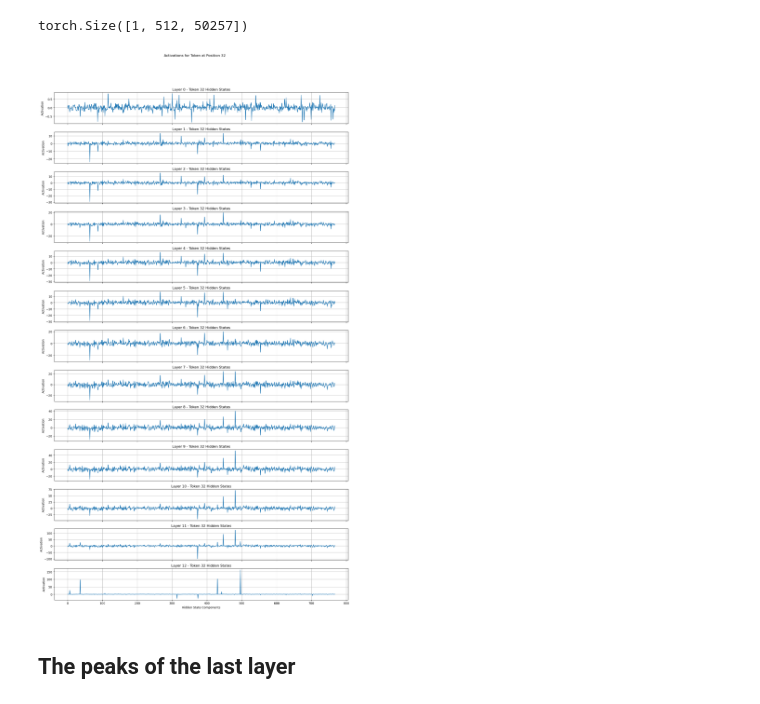
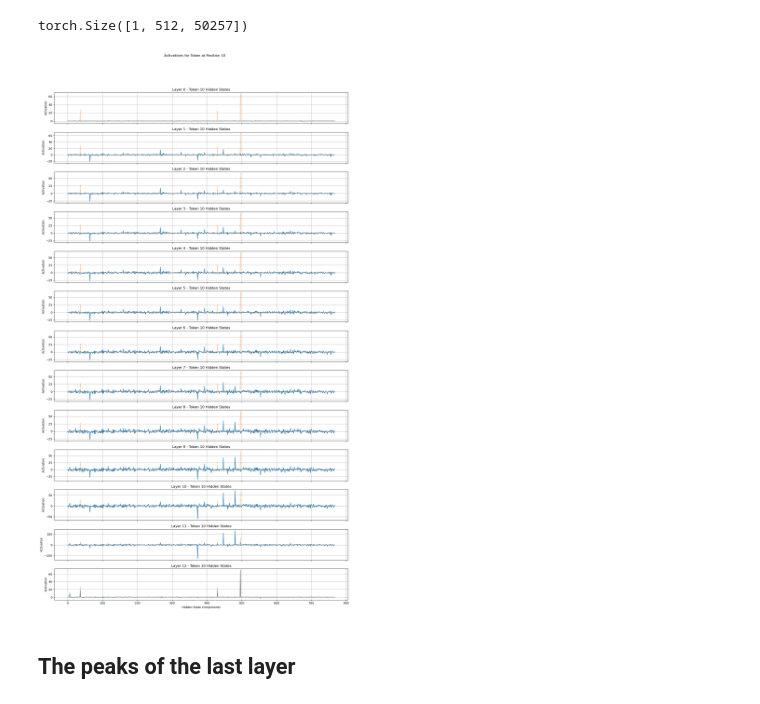
Before and after one commit to timinar/transformer-capacity, a Jupyter notebook: hidden-state-outliers-gpt2.ipynb, the cells around one changed output. Saved outputs shown, nothing was run; the diff lists cells and outputs as text; code cells hidden in the pictures.

```diff
--- a/hidden-state-outliers-gpt2.ipynb
+++ b/hidden-state-outliers-gpt2.ipynb
@@ -188,43 +190,61 @@ torch.Size([1, 512, 768])
 outputs.logits.shape
 # %% [output]
 torch.Size([1, 512, 50257])
+# %%
+embedding_weight = model.get_input_embeddings().weight
+unembed = embedding_weight.transpose(0, 1)
+# %%
+import numpy as np
+Wai=unembed.detach().numpy().T
+pinvWai = np.linalg.pinv(Wai)
 # %%
 
 # Extract the hidden states
 hidden_states = outputs.hidden_states
 
 # Choose the token position k (e.g., k=10 for the eleventh token)
-k = 32
+k = 10
 
 # Determine the number of layers
 n_layers = len(hidden_states)
 
 # Set up the figure and array of subplots
 fig, axs = plt.subplots(n_layers, 1, figsize=(15, n_layers * 2), sharex=True)
 
 # Iterate over each layer to plot the hidden states for token k
 for i, layer_hidden_states in enumerate(hidden_states):
     # Extract the hidden states for token k in this layer
     token_hidden_states = layer_hidden_states[0, k].detach().numpy()
 
     # Plot the hidden states for this layer
+
+    # if i > 11:
+    #     axs[i].plot(token_hidden_states+72*pinvWai @ np.ones(50257))
+    # else:
     axs[i].plot(token_hidden_states)
+    axs[i].plot(-30*pinvWai @ np.ones(50257), ':')
+    # axs[i].plot(-72*pinvWai @ np.ones(50257), ':')
+    # axs[i].plot(-72*pinvWai @ np.ones(50257), ':')
+    # axs[i].plot(token_hidden_states+72*pinvWai @ np.ones(50257))
+    # axs[i].plot(-72*pinvWai @ np.ones(50257), ':')
     axs[i].set_title(f'Layer {i} - Token {k} Hidden States')
     axs[i].set_ylabel('Activation')
     axs[i].grid(True)
+    # plt.plot(-pinvWai @ np.ones(50257))
+
 
 # Set common X axis properties
 axs[-1].set_xlabel('Hidden State Components')
 fig.suptitle(f'Activations for Token at Position {k}', y=1.02)
 
 # Adjust the layout
 plt.tight_layout()
 plt.subplots_adjust(top=0.95)  # Adjust the top margin to fit the super title
 
 # Display the plot
 plt.show()
 # %% [output]
-[figure, old version]
+[figure, new version]
 # %% [markdown]
 ## The peaks of the last layer
 # %%
```
Also changed, not shown: parts of 11 cells of this notebook, 3 other files.
